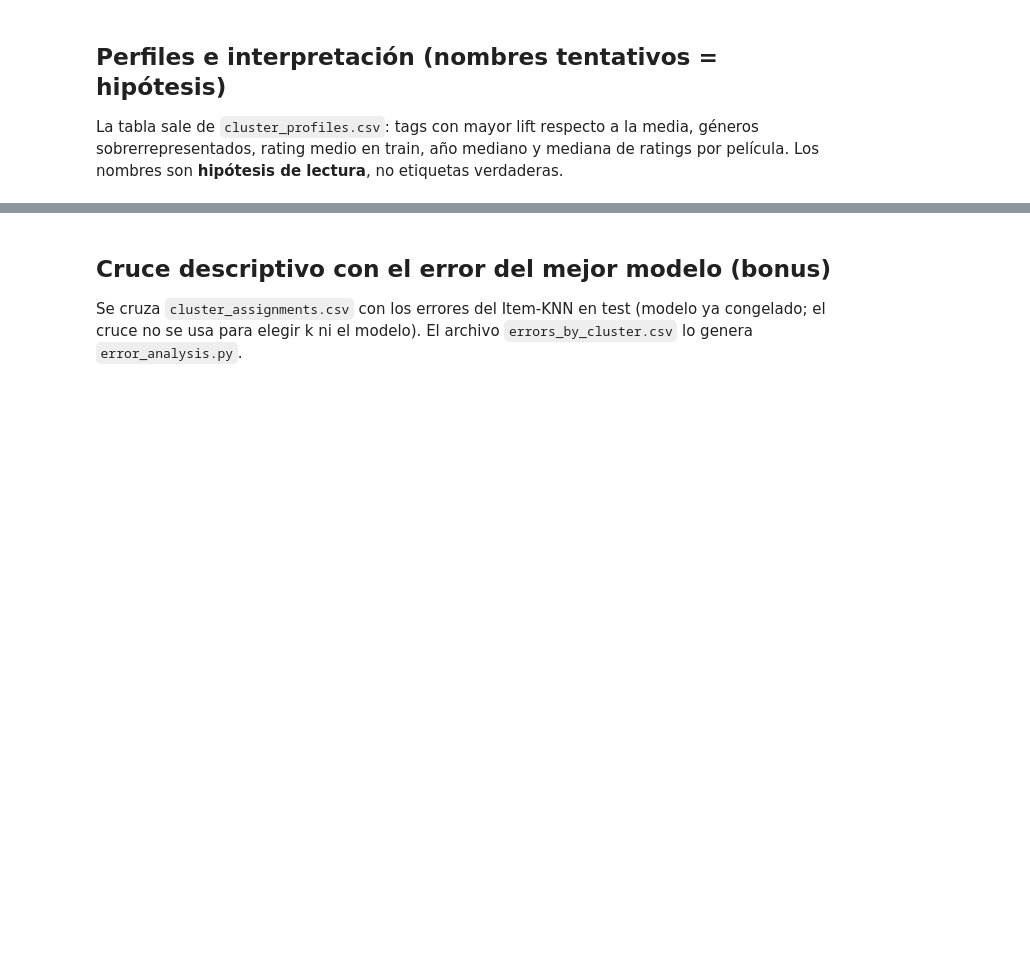
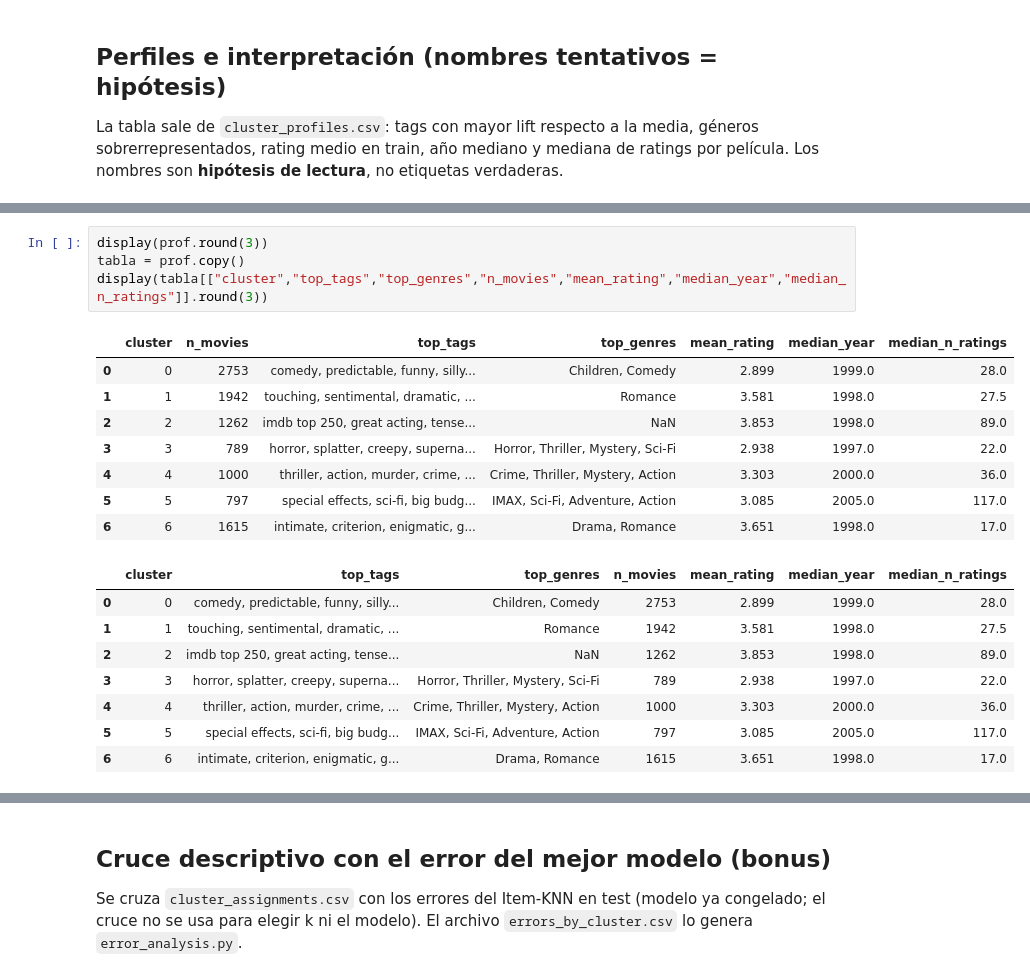
Before and after one commit to SeverichAxl/Machine_Proyecto_Integrador, a Jupyter notebook: notebooks/03_clustering.ipynb, the cells around one changed output, grey strips where cells are left out. Cells and saved outputs as stored; diff of their text form; blank space fills up the shorter version.

```diff
--- a/notebooks/03_clustering.ipynb
+++ b/notebooks/03_clustering.ipynb
@@ -105 +74,22 @@ display(tabla[["cluster","nombre_tentativo","n_movies","top_genres","mean_rating
+# %%
+display(prof.round(3))
+tabla = prof.copy()
+display(tabla[["cluster","top_tags","top_genres","n_movies","mean_rating","median_year","median_n_ratings"]].round(3))
+# %% [output]
+|  | cluster | n_movies | top_tags | top_genres | mean_rating | median_year | median_n_ratings |
+| 0 | 0 | 2753 | comedy, predictable, funny, silly... | Children, Comedy | 2.899 | 1999.0 | 28.0 |
+| 1 | 1 | 1942 | touching, sentimental, dramatic, ... | Romance | 3.581 | 1998.0 | 27.5 |
+| 2 | 2 | 1262 | imdb top 250, great acting, tense... | NaN | 3.853 | 1998.0 | 89.0 |
+| 3 | 3 | 789 | horror, splatter, creepy, superna... | Horror, Thriller, Mystery, Sci-Fi | 2.938 | 1997.0 | 22.0 |
+| 4 | 4 | 1000 | thriller, action, murder, crime, ... | Crime, Thriller, Mystery, Action | 3.303 | 2000.0 | 36.0 |
+| 5 | 5 | 797 | special effects, sci-fi, big budg... | IMAX, Sci-Fi, Adventure, Action | 3.085 | 2005.0 | 117.0 |
+| 6 | 6 | 1615 | intimate, criterion, enigmatic, g... | Drama, Romance | 3.651 | 1998.0 | 17.0 |
+|  | cluster | top_tags | top_genres | n_movies | mean_rating | median_year | median_n_ratings |
+| 0 | 0 | comedy, predictable, funny, silly... | Children, Comedy | 2753 | 2.899 | 1999.0 | 28.0 |
+| 1 | 1 | touching, sentimental, dramatic, ... | Romance | 1942 | 3.581 | 1998.0 | 27.5 |
+| 2 | 2 | imdb top 250, great acting, tense... | NaN | 1262 | 3.853 | 1998.0 | 89.0 |
+| 3 | 3 | horror, splatter, creepy, superna... | Horror, Thriller, Mystery, Sci-Fi | 789 | 2.938 | 1997.0 | 22.0 |
+| 4 | 4 | thriller, action, murder, crime, ... | Crime, Thriller, Mystery, Action | 1000 | 3.303 | 2000.0 | 36.0 |
+| 5 | 5 | special effects, sci-fi, big budg... | IMAX, Sci-Fi, Adventure, Action | 797 | 3.085 | 2005.0 | 117.0 |
+| 6 | 6 | intimate, criterion, enigmatic, g... | Drama, Romance | 1615 | 3.651 | 1998.0 | 17.0 |
 # %% [markdown]
```
Also changed, not shown: parts of 7 cells of this notebook, 22 other files.
